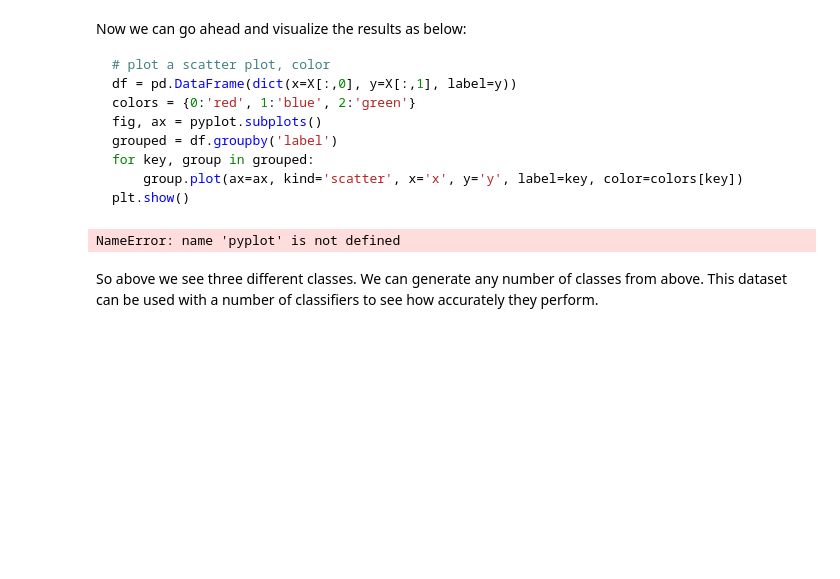
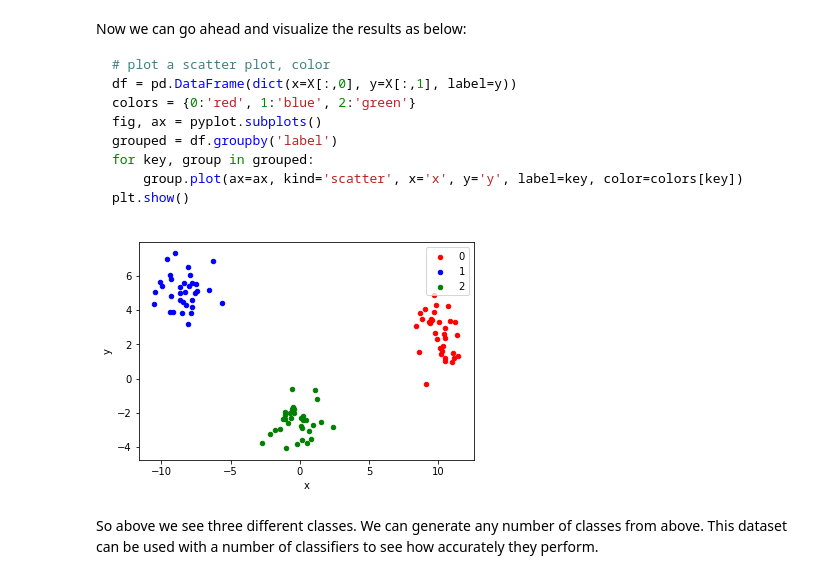
Before and after one commit to phoebetwong/dsc-generating-data-dc-ds-060319, a Jupyter notebook: index.ipynb, the cells around one changed output. Saved outputs shown, nothing was run; the diff lists cells and outputs as text; code cells hidden in the pictures; blank space fills up the shorter version.

```diff
--- a/index.ipynb
+++ b/index.ipynb
@@ -58,14 +58,14 @@ plt.show()
 # %%
 # Code here
 df = pd.DataFrame(dict(x=X[:,0], y=X[:,1], label=y))
 colors = {0:'red', 1:'blue', 2:'green'}
-fig, ax = pyplot.subplots()
+fig, ax = plt.subplots()
 grouped = df.groupby('label')
 for key, group in grouped:
     group.plot(ax=ax, kind='scatter', x='x', y='y', label=key, color=colors[key])
 plt.show()
 # %% [output]
-NameError: name 'pyplot' is not defined
+[figure, added]
 # %% [markdown]
 So above we see three different classes. We can generate any number of classes from above. This dataset can be used with a number of classifiers to see how accurately they perform.
 # %% [markdown]
```
